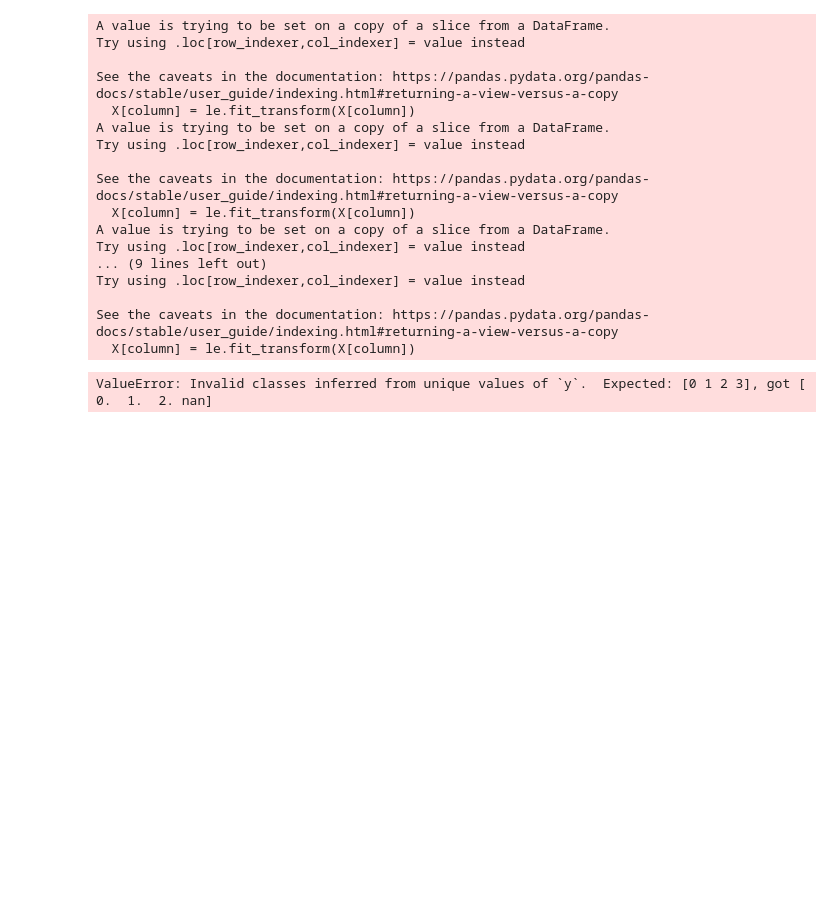
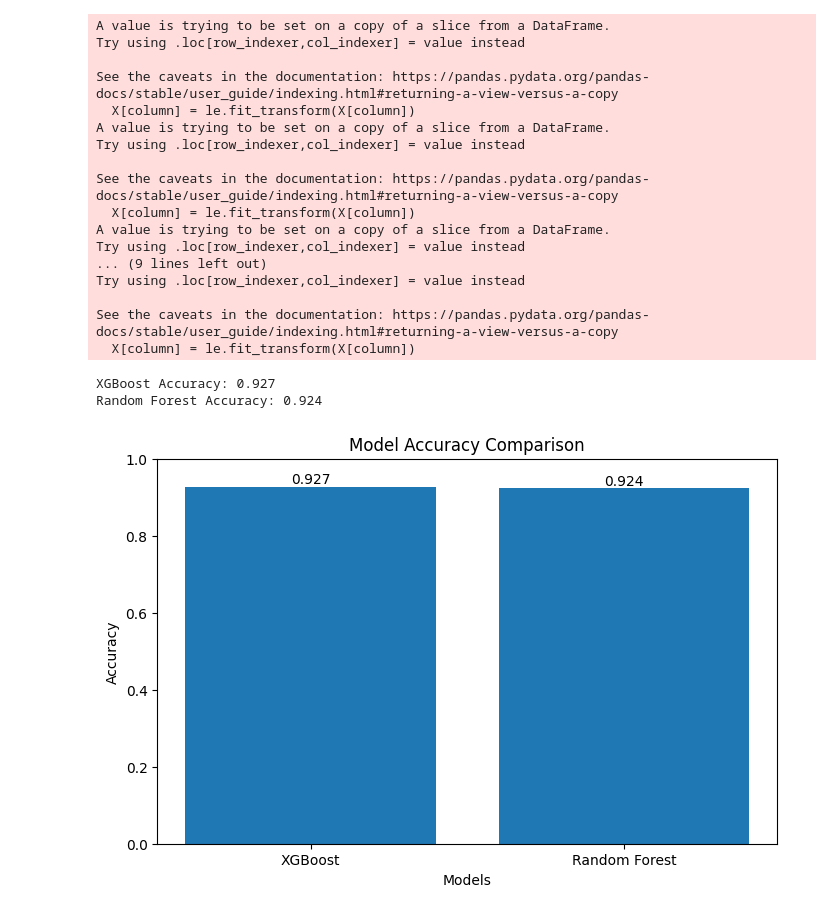
Before and after one commit to Jebolwski/earthquake-damage, a Jupyter notebook: structure.ipynb, the cells around one changed output. Saved outputs shown, nothing was run; the diff lists cells and outputs as text; code cells hidden in the pictures; blank space fills up the shorter version.

```diff
--- a/structure.ipynb
+++ b/structure.ipynb
@@ -307,15 +312,15 @@ X_train, X_test, y_train, y_test = train_test_split(X, y, test_size=0.2, random_
 # Create a dictionary to store feature weights
 feature_weights = {
     "magnitude_felt": 5,
-    "magnitude": 4,
+    "magnitude": 5,
     "roof_type": 2,
-    "age_building":3,
+    "age_building":5,
     "ground_floor_type": 2,
     "other_floor_type": 2,
-    "foundation_type":3,
-    "has_superstructure_cement_mortar_stone":4,
-    "has_superstructure_mud_mortar_brick":4,
-    "has_superstructure_cement_mortar_brick":4,
+    "foundation_type":4,
+    "has_superstructure_cement_mortar_stone":2,
+    "has_superstructure_mud_mortar_brick":2,
+    "has_superstructure_cement_mortar_brick":2,
 }
 
 # Assign weights to features in X_train and X_test
@@ -333,8 +338,6 @@ xgb_predictions = xgb_model.predict(X_test)
 xgb_accuracy = accuracy_score(y_test, xgb_predictions)
 print("XGBoost Accuracy:", round(xgb_accuracy, 3))
 
-
-
 # Random Forest
 rf_model = RandomForestClassifier()
 rf_model.fit(X_train, y_train)
@@ -342,46 +345,40 @@ rf_predictions = rf_model.predict(X_test)
 rf_accuracy = accuracy_score(y_test, rf_predictions)
 print("Random Forest Accuracy:", round(rf_accuracy, 3))
 
-# LogisticRegression
-logr = linear_model.LogisticRegression()
-logr.fit(X,y)
-logr_predictions = logr.predict(X_test)
-logr_accuracy = accuracy_score(y_test, logr_predictions)
-print("Logistic Regression Accuracy:", round(logr_accuracy, 3))
-
-
 import matplotlib.pyplot as plt
 
 # Doğruluk değerlerini listeye ekle
-model_names = ['XGBoost', 'Random Forest','Logistic Regression']
-accuracies = [xgb_accuracy, rf_accuracy,logr_accuracy]
+model_names = ['XGBoost', 'Random Forest']
+accuracies = [xgb_accuracy, rf_accuracy]
 
 # Grafik oluştur
 plt.figure(figsize=(8, 5))
 plt.bar(model_names, accuracies, color=['blue', 'green'])
 plt.ylim(0, 1)  # Doğruluk oranları 0-1 arasında olduğundan eksen sınırlarını ayarlayın
 plt.title("Model Accuracy Comparison")
 plt.xlabel("Models")
 plt.ylabel("Accuracy")
 plt.xticks(model_names)
 plt.bar_label(plt.bar(model_names, accuracies), fmt='%.3f')  # Doğrulukları sütun üzerinde göster
 plt.show()
 # %% [output]
 A value is trying to be set on a copy of a slice from a DataFrame.
 Try using .loc[row_indexer,col_indexer] = value instead
 
 See the caveats in the documentation: https://pandas.pydata.org/pandas-docs/stable/user_guide/indexing.html#returning-a-view-versus-a-copy
   X[column] = le.fit_transform(X[column])
 A value is trying to be set on a copy of a slice from a DataFrame.
 Try using .loc[row_indexer,col_indexer] = value instead
 
 See the caveats in the documentation: https://pandas.pydata.org/pandas-docs/stable/user_guide/indexing.html#returning-a-view-versus-a-copy
   X[column] = le.fit_transform(X[column])
 A value is trying to be set on a copy of a slice from a DataFrame.
 Try using .loc[row_indexer,col_indexer] = value instead
 ... (9 lines left out)
 Try using .loc[row_indexer,col_indexer] = value instead
 
 See the caveats in the documentation: https://pandas.pydata.org/pandas-docs/stable/user_guide/indexing.html#returning-a-view-versus-a-copy
   X[column] = le.fit_transform(X[column])
-ValueError: Invalid classes inferred from unique values of `y`.  Expected: [0 1 2 3], got [ 0.  1.  2. nan]
+XGBoost Accuracy: 0.927
+Random Forest Accuracy: 0.924
+[figure, added]
```
Also changed, not shown: parts of 6 cells of this notebook.
